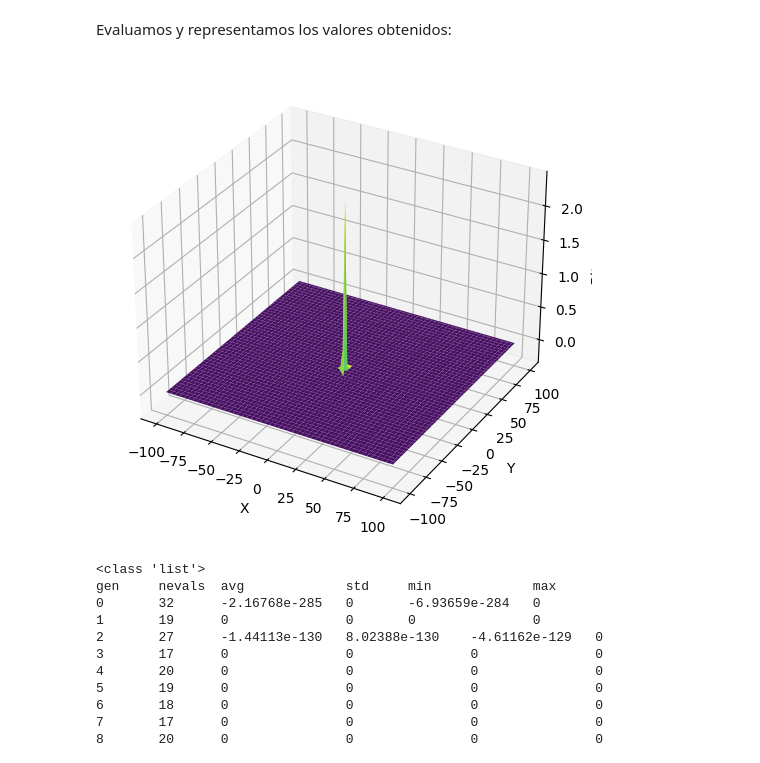
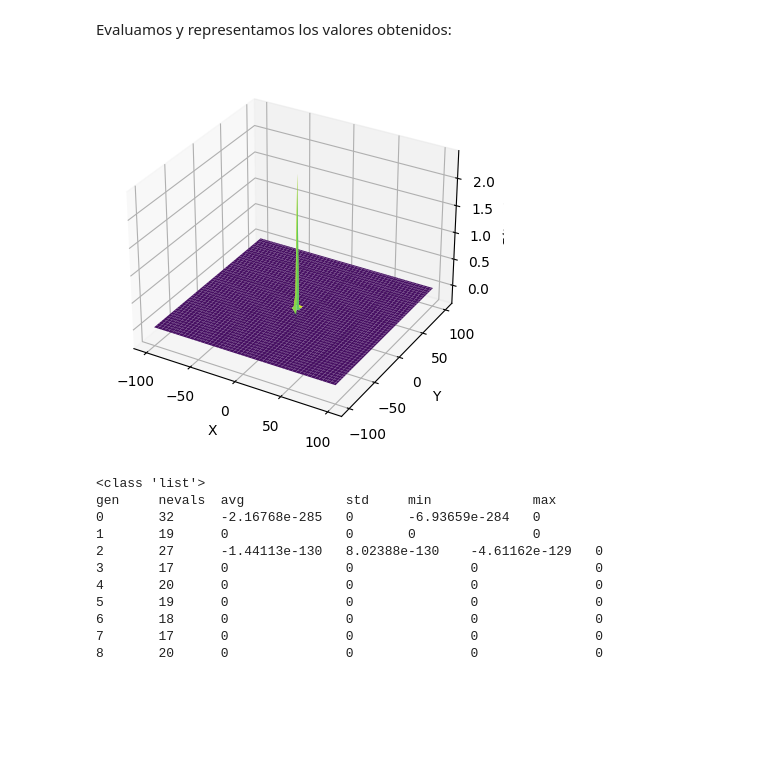
Before and after one commit to Alf-caput/P4_AlgoritmoGenetico, a Jupyter notebook: P4_AlgGen.ipynb, the cells around one changed output. Cells and saved outputs as stored; diff of their text form; code cells hidden in the pictures; blank space fills up the shorter version.

Commit message:
grafica de la funcion

```diff
--- a/P4_AlgGen.ipynb
+++ b/P4_AlgGen.ipynb
@@ -56,33 +56,33 @@ Evaluamos y representamos los valores obtenidos:
 # %%
 import numpy as np
 import matplotlib.pyplot as plt
 from mpl_toolkits.mplot3d import Axes3D
 
+# Define la función
+F = lambda x, y: 3*(1-x)**2 * np.exp(-(x**2)-(y+1)**2) - 10*(x/5-x**3-y**5)*np.exp(-x**2-y**2) - 1/3*np.exp(-(x+1)**2-y**2)
 
-# Generate a grid of x and y values
-x_values = np.linspace(-100, 100, 100)
-y_values = np.linspace(-100, 100, 100)
+# Crea datos para la gráfica
+x = np.linspace(-100, 100, 100)
+y = np.linspace(-100, 100, 100)
+x, y = np.meshgrid(x, y)
+z = F(x, y)
 
-# Create a meshgrid for the 3D plot
-x_mesh, y_mesh = np.meshgrid(x_values, y_values)
+# Crea la figura 3D
+fig = plt.figure()
+ax = fig.add_subplot(111, projection='3d')
 
-# Evaluate the function for each combination of x and y
-z_values = F(x_mesh, y_mesh)
+# Grafica la función
+ax.plot_surface(x, y, z, cmap='viridis')
 
-# Plot the 3D surface
-figure_3d = plt.figure(figsize=(8,6))
-ax = figure_3d.add_subplot(111, projection="3d")
-ax.plot_surface(x_mesh, y_mesh, z_values, cmap='viridis')
-
-# Set labels
+# Añade etiquetas
 ax.set_xlabel('X')
 ax.set_ylabel('Y')
 ax.set_zlabel('F(X, Y)')
 
-# Show the plot
+# Muestra la gráfica
 plt.show()
 # %% [output]
-[figure, old version]
+[figure, new version]
 # %%
 MU = 0 # mean
 SIGMA = 5 # standard deviation
```
